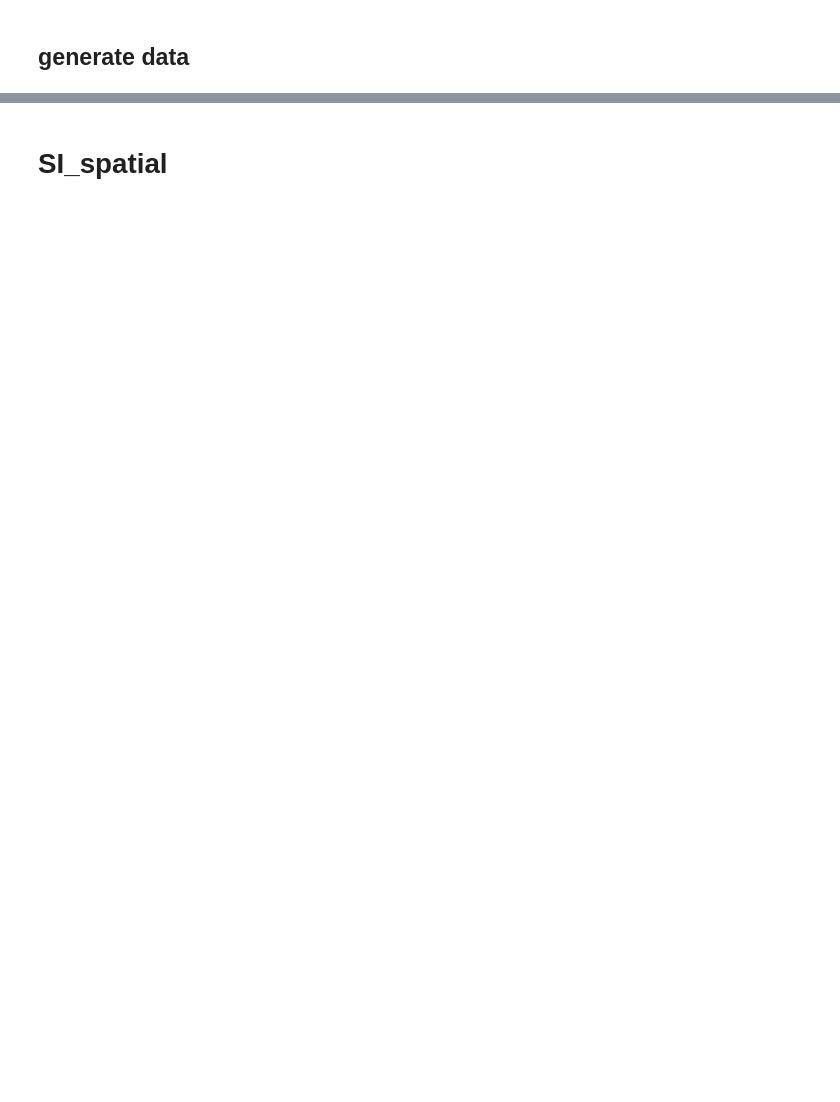
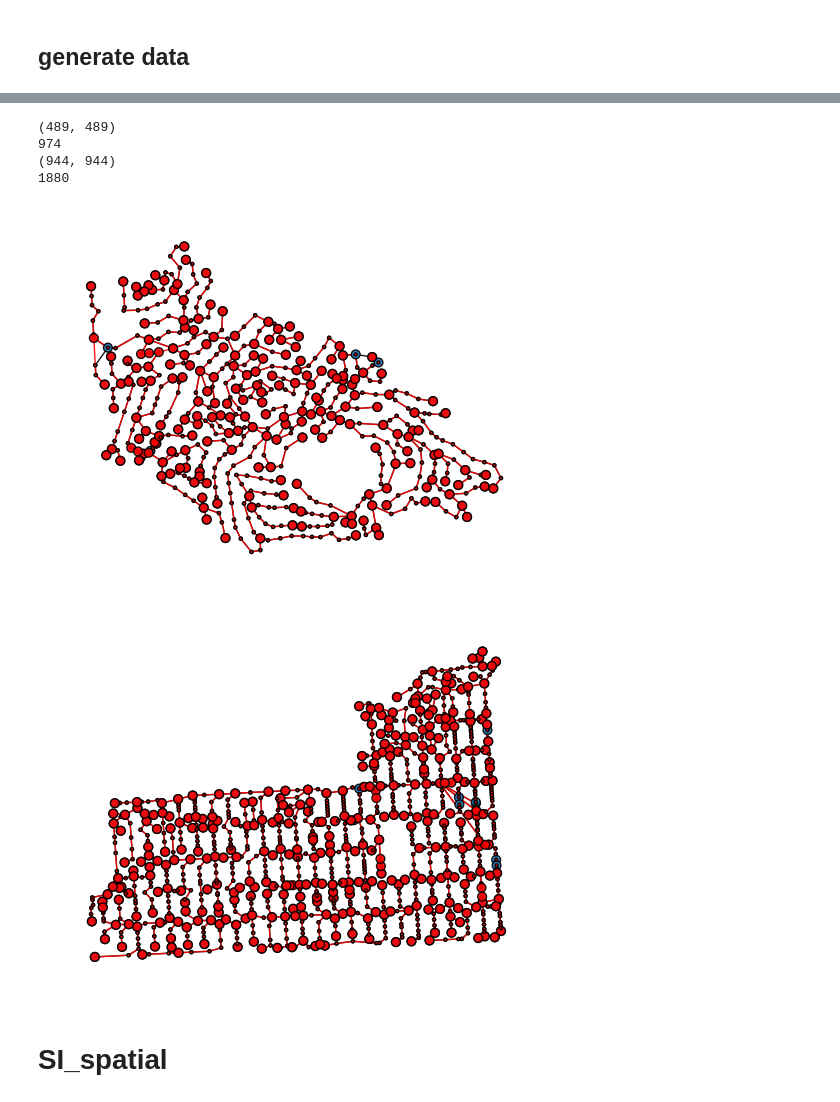
Before and after one commit to RotemBrand/cost_effective, a Jupyter notebook: figures/figures.ipynb, the cells around one changed output, grey strips where cells are left out. Cells and saved outputs as stored; diff of their text form; code cells hidden in the pictures; blank space fills up the shorter version.

```diff
--- a/figures/figures.ipynb
+++ b/figures/figures.ipynb
@@ -199,3 +456,32 @@ networks_df = RD.main_get_real_networks_and_improve(r"plots/nature/data/real_net
+# %%
+import pickle
+with open('new_sfo.pkl', 'rb') as file:
+    # Use pickle.load to read the object
+    new_sfo = pickle.load(file)
+
+with open(r"C:\Users\rotem\Desktop\מסמכים\תואר\תזה\סימולציות\reliablity\old_sfo.pkl", 'rb') as file:
+    # Use pickle.load to read the object
+    old_sfo = pickle.load(file)
+
+for name in new_sfo:
+    G_new = new_sfo[name]
+    G_old = old_sfo[name]
+    new_edges = set(map(lambda x: tuple(sorted(x)), G_new.edges))
+    old_edges = set(map(lambda x: tuple(sorted(x)), G_old.edges))
+    print(f"{len((G_new)), len(G_old)}")
+    print(len(new_edges ^ old_edges))
+    import matplotlib.pyplot as plt
+    from utilities import draw_network
+    plt.figure()
+    draw_network(G_new, with_labels=False, strc_size=40, chain_size=5)
+    draw_network(G_old, with_labels=False, strc_size=40, chain_size=5, node_color='red', edge_color='red')
+# %% [output]
+(489, 489)
+974
+(944, 944)
+1880
+[figure, added]
+[figure, added]
 # %% [markdown]
 # SI_spatial
 # %%
```
Also changed, not shown: parts of 20 cells of this notebook, 30 other files.
